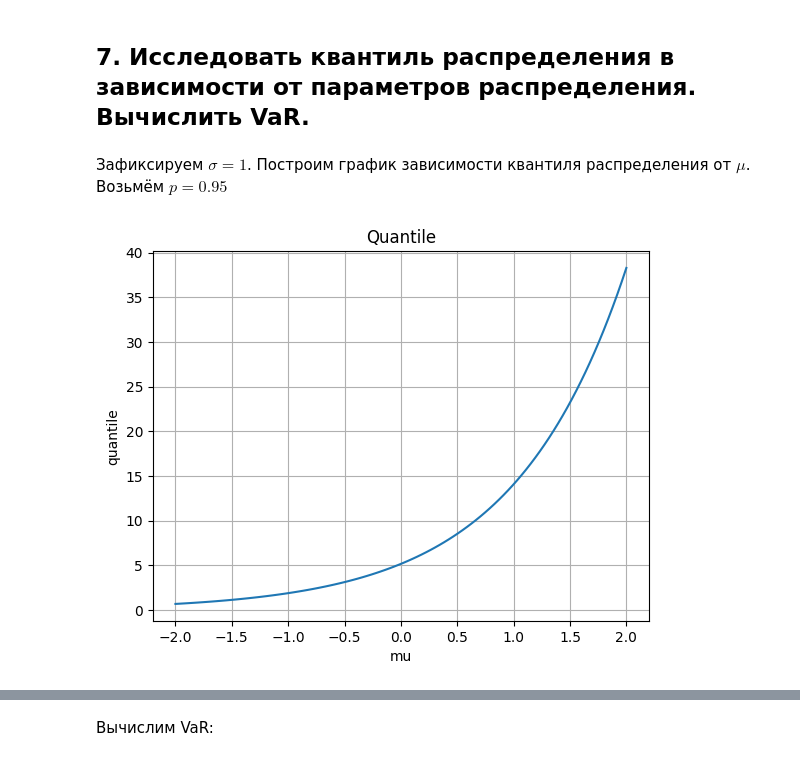
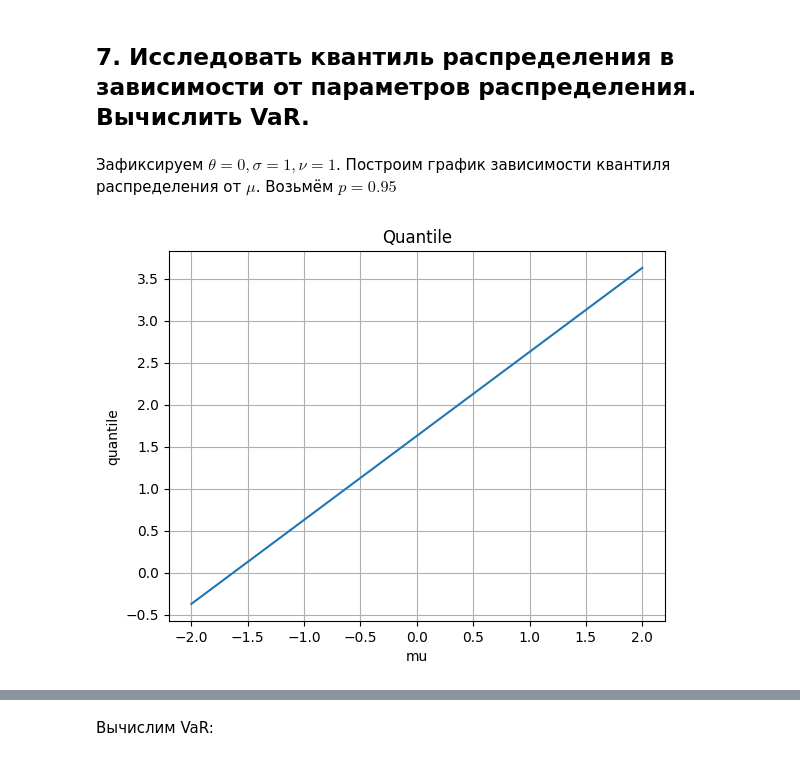
Before and after one commit to Klimentij-Kvl/famcs-archive, a Jupyter notebook: 3-year/Statistical Analysis of Time Series/lab2_kovalevskij.ipynb, the cells around one changed output, grey strips where cells are left out. Saved outputs shown, nothing was run; the diff lists cells and outputs as text; code cells hidden in the pictures.

```diff
--- a/3-year/Statistical Analysis of Time Series/lab2_kovalevskij.ipynb
+++ b/3-year/Statistical Analysis of Time Series/lab2_kovalevskij.ipynb
@@ -300,16 +348,19 @@ plt.show()
 # %% [markdown]
 ## 7. Исследовать квантиль распределения в зависимости от параметров распределения. Вычислить VaR.
 # %% [markdown]
-Зафиксируем $\sigma=1$. Построим график зависимости квантиля распределения от $\mu$. Возьмём $p=0.95$
+Зафиксируем $\theta=0, \sigma=1, \nu=1$. Построим график зависимости квантиля распределения от $\mu$. Возьмём $p=0.95$
 # %%
 p = 0.95
 mu_values = np.linspace(-2, 2, 100)
-q = np.exp(mu_values + SIGMA * stats.norm.ppf(p))
-plt.plot(mu_values, q)
+quantiles: list[float] = []
+for mu in mu_values:
+    vg = VarianceGamma(mu, THETA, SIGMA, NU)
+    quantiles.append(vg.ppf(p))
+plt.plot(mu_values, quantiles)
 plt.xlabel("mu")
 plt.ylabel("quantile")
 plt.grid()
 plt.title("Quantile")
 plt.show()
 # %% [output]
-[figure, old version]
+[figure, new version]
```
Also changed, not shown: parts of 15 cells of this notebook.
